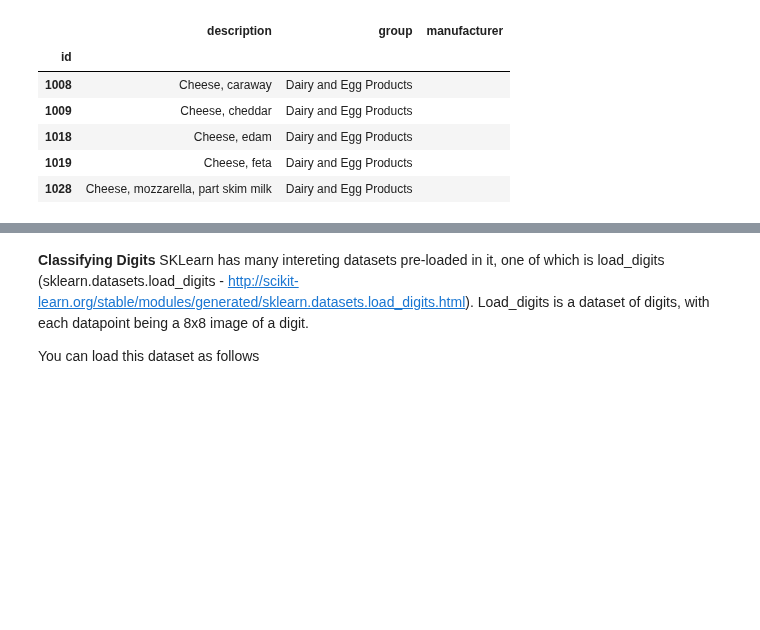
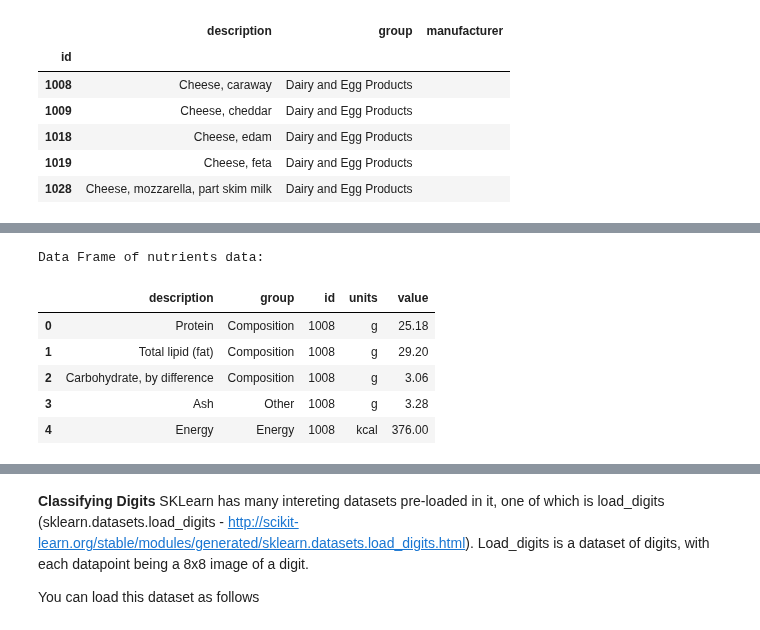
Before and after one commit to snazrul1/ssnazrul, a Jupyter notebook: DSE200/day_3_models_and_learning/03_Exercises.ipynb, the cells around one changed output, grey strips where cells are left out. Cells and saved outputs as stored; diff of their text form; code cells hidden in the pictures; blank space fills up the shorter version.

Commit message:
Nutrient HW2

```diff
--- a/DSE200/day_3_models_and_learning/03_Exercises.ipynb
+++ b/DSE200/day_3_models_and_learning/03_Exercises.ipynb
@@ -201,5 +202,8 @@ meta_data.head()
 # %%
 food=pd.DataFrame(db)
 food.set_index('id', inplace=True)
-food['nutrients'][1008]
+for i in food.index.values:
+    for nutri in food['nutrients'][i]:
+        nutri['id']=i
+food['nutrients'][1008][0]
 # %% [output]
@@ -222,0 +215,9 @@ food['nutrients'][1008]
+# %%
+dict_list=[]
+for index, i in enumerate(food.index.values):
+    print str(index)+' of '+str(len(food.index.values)),'\r',
+    for nutri in food['nutrients'][i]:
+        dict_list.append(nutri)
+print 'List of Dictionaries ready!\n'
+print 'First 10 elements of list:\n'
+print dict_list[0:10]
@@ -222,0 +230,17 @@ food['nutrients'][1008]
+# %%
+num=[]
+description=[]
+group=[]
+i=[]
+units=[]
+value=[]
+for index, dictionary in enumerate(dict_list):
+    print str(index)+' of '+str(len(dict_list)),'\r',
+    description.append(dictionary['description'])
+    group.append(dictionary['group'])
+    i.append(str(dictionary['id']))     #Convert to string to avoid math operations on food id
+    units.append(dictionary['units'])
+    value.append(dictionary['value'])
+print 'List of attributes ready!\n'
+print 'Sample attribute, id:\n'
+print i
@@ -222,0 +253,19 @@ food['nutrients'][1008]
+# %%
+nutrients={}
+nutrients['description']=description
+nutrients['group']=group
+nutrients['id']=i
+nutrients['units']=units
+nutrients['value']=value
+
+nutrients=pd.DataFrame(nutrients)
+print '\nData Frame of nutrients data:\n'
+nutrients.head()
+# %% [output]
+Data Frame of nutrients data:
+|  | description | group | id | units | value |
+| 0 | Protein | Composition | 1008 | g | 25.18 |
+| 1 | Total lipid (fat) | Composition | 1008 | g | 29.20 |
+| 2 | Carbohydrate, by difference | Composition | 1008 | g | 3.06 |
+| 3 | Ash | Other | 1008 | g | 3.28 |
+| 4 | Energy | Energy | 1008 | kcal | 376.00 |
```
Also changed, not shown: parts of 15 cells of this notebook, 1 other file.
